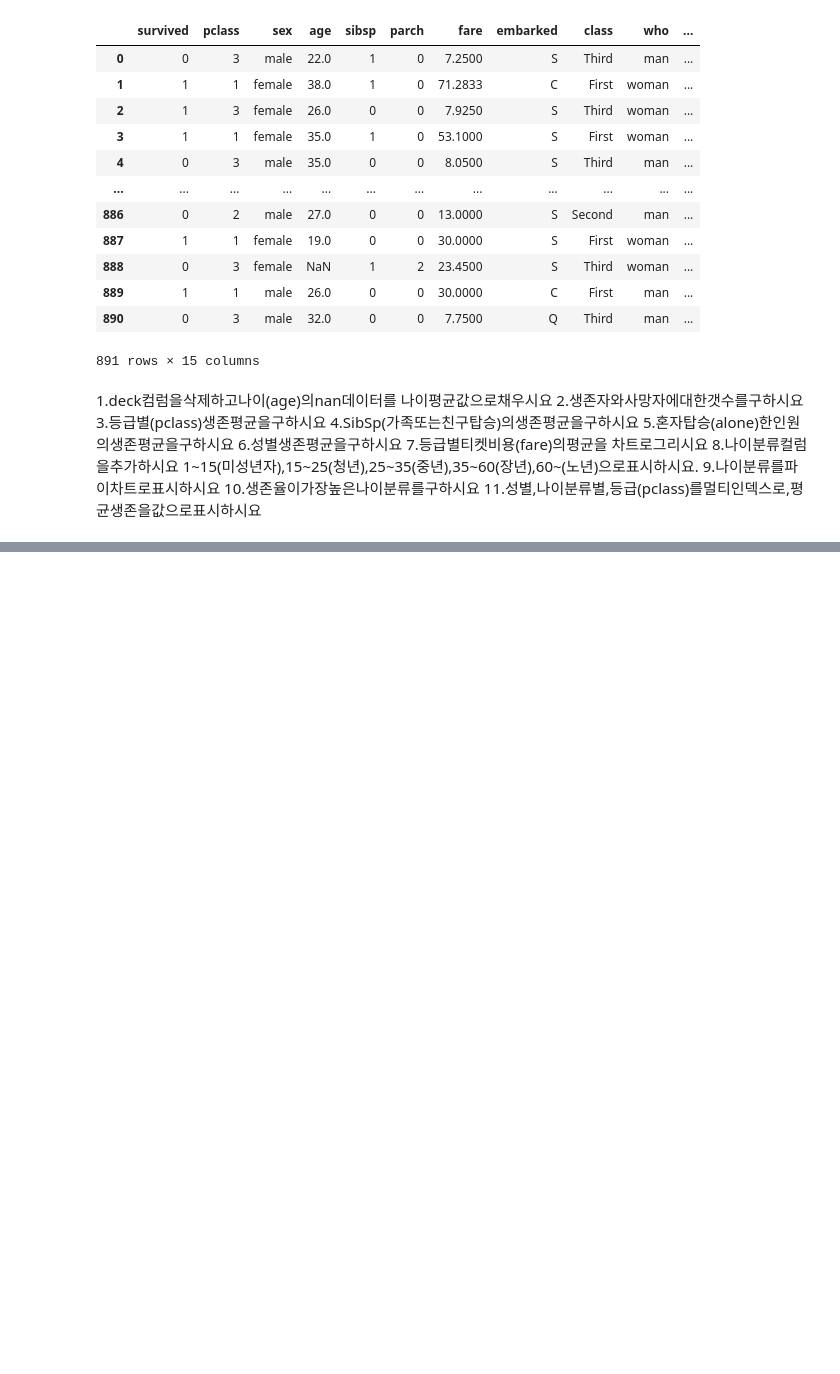
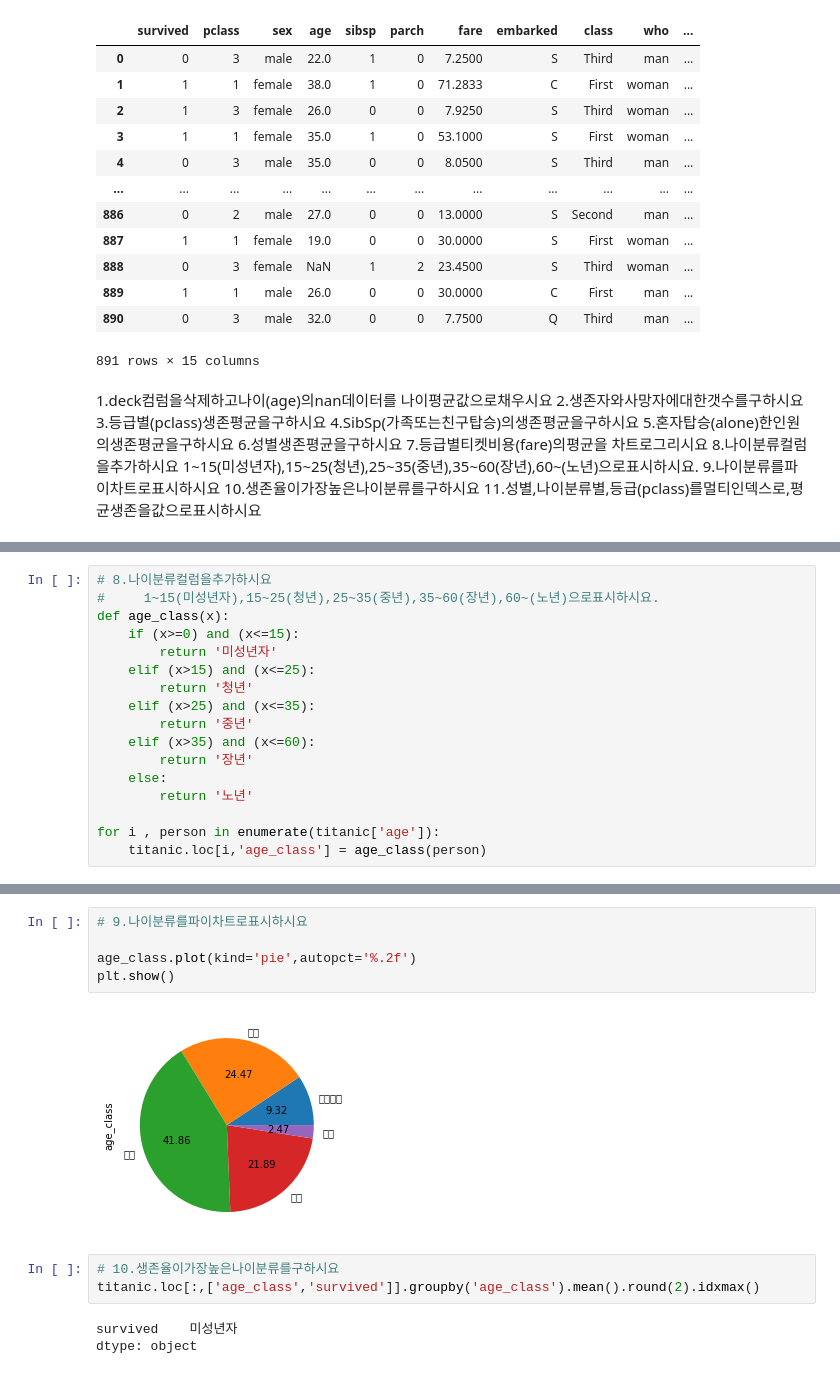
Before and after one commit to hyo-jae-jung/Pandas, a Jupyter notebook: Practise Pandas(titanic).ipynb, the cells around one changed output, grey strips where cells are left out. Saved outputs shown, nothing was run; the diff lists cells and outputs as text; blank space fills up the shorter version.

```diff
--- a/Practise Pandas(titanic).ipynb
+++ b/Practise Pandas(titanic).ipynb
@@ -38,0 +124,17 @@ titanic
+# %%
+# 8.나이분류컬럼을추가하시요
+#     1~15(미성년자),15~25(청년),25~35(중년),35~60(장년),60~(노년)으로표시하시요.
+def age_class(x):
+    if (x>=0) and (x<=15):
+        return '미성년자'
+    elif (x>15) and (x<=25):
+        return '청년'
+    elif (x>25) and (x<=35):
+        return '중년'
+    elif (x>35) and (x<=60):
+        return '장년'
+    else:
+        return '노년'
+
+for i , person in enumerate(titanic['age']):
+    titanic.loc[i,'age_class'] = age_class(person)
@@ -38,0 +163,13 @@ titanic
+# %%
+# 9.나이분류를파이차트로표시하시요
+
+age_class.plot(kind='pie',autopct='%.2f')
+plt.show()
+# %% [output]
+[figure, added]
+# %%
+# 10.생존율이가장높은나이분류를구하시요
+titanic.loc[:,['age_class','survived']].groupby('age_class').mean().round(2).idxmax()
+# %% [output]
+survived    미성년자
+dtype: object
```
Also changed, not shown: parts of 15 cells of this notebook.
